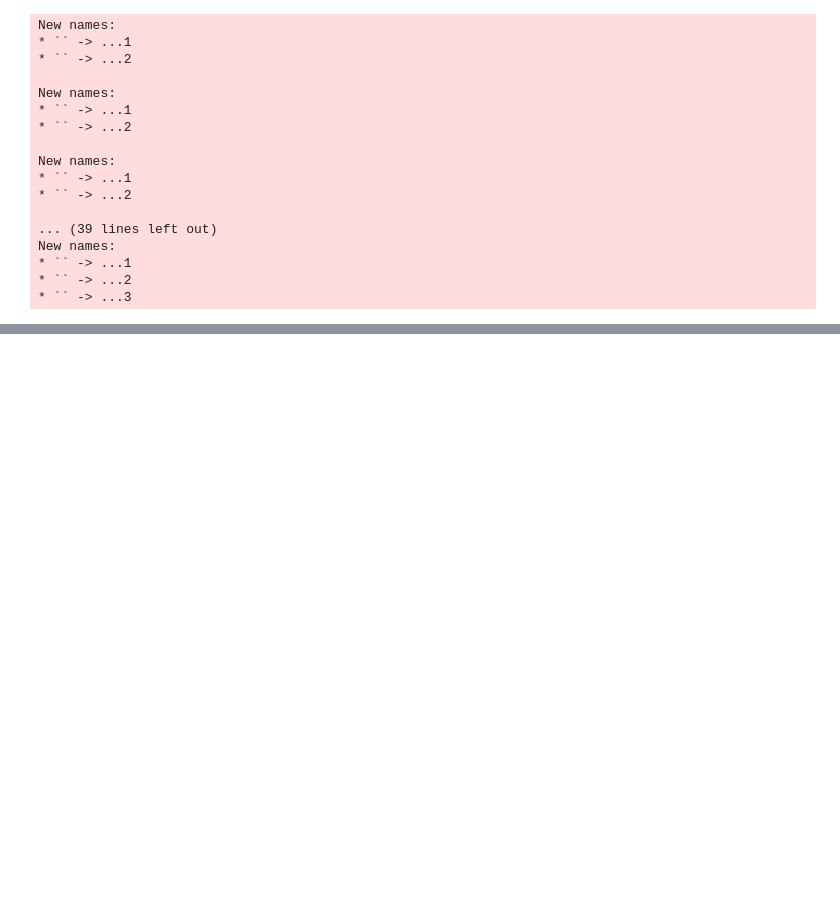
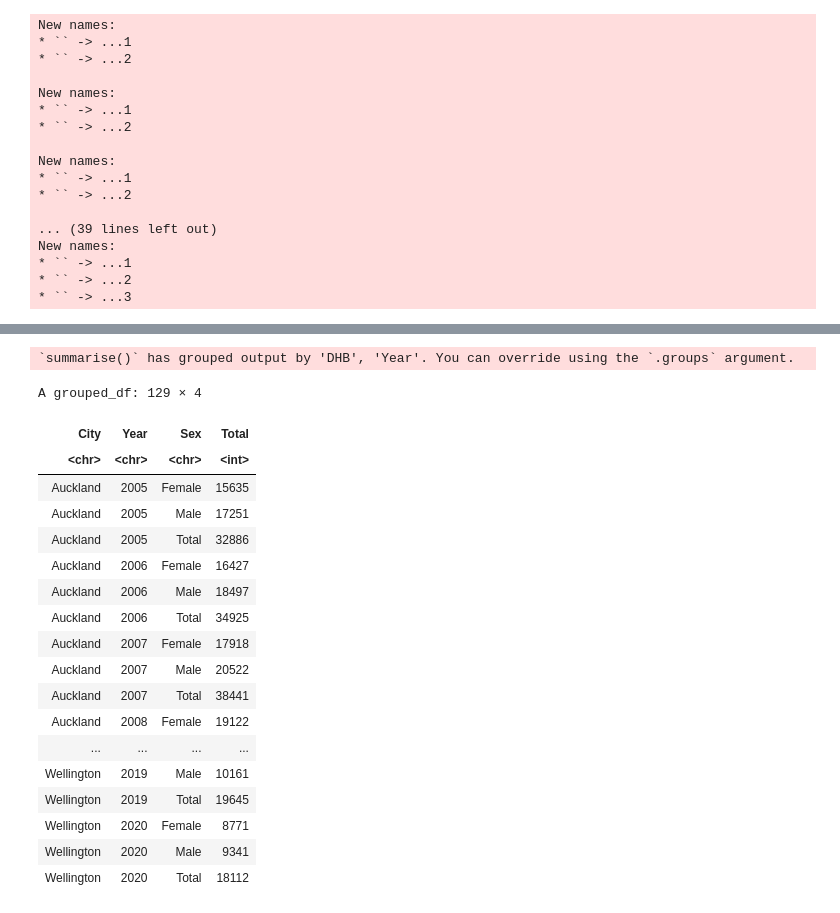
Before and after one commit to adaizh/datamac, a Jupyter notebook: Mental Health.ipynb, the cells around one changed output, grey strips where cells are left out. Cells and saved outputs as stored; diff of their text form; code cells hidden in the pictures; blank space fills up the shorter version.

```diff
--- a/Mental Health.ipynb
+++ b/Mental Health.ipynb
@@ -262,0 +218,41 @@ write.csv(mh_df, "temp_all_mental_health_data.csv", row.names=TRUE)
+# %%
+# Group DHBs into a region they belong to, or close to.
+# Auckland & Northland : Northland DHB, Waitemata DHB, Auckland DHB, Manukau DHB
+# Wellington : Capital and Coast DHB, Hutt Valley DHB, Wairarapa DHB
+# Canterbury : Canterbury DHB, South Canterbury DHB
+
+city <- function(df){
+    df<- df %>% mutate(DHB = if_else(grepl("Northland|Waitemata|Auckland|Manukau",DHB), 'Auckland', DHB)) %>%
+          mutate(DHB = if_else(grepl("Capital|Wairarapa|Hutt",DHB), 'Wellington', DHB)) %>%
+          mutate(DHB = if_else(grepl("Canterbury",DHB), 'Canterbury', DHB)) %>%
+          mutate(Total = Total %>% as.integer) %>%
+          group_by(DHB, Year, Sex) %>% summarise(Total = sum(Total))
+
+    colnames(df)[1] = 'City'
+
+    return(df)
+}
+
+mh_df2 <- city(mh_df)
+mh_df2
+# %% [output]
+`summarise()` has grouped output by 'DHB', 'Year'. You can override using the `.groups` argument.
+A grouped_df: 129 × 4
+| City | Year | Sex | Total |
+| <chr> | <chr> | <chr> | <int> |
+| Auckland | 2005 | Female | 15635 |
+| Auckland | 2005 | Male | 17251 |
+| Auckland | 2005 | Total | 32886 |
+| Auckland | 2006 | Female | 16427 |
+| Auckland | 2006 | Male | 18497 |
+| Auckland | 2006 | Total | 34925 |
+| Auckland | 2007 | Female | 17918 |
+| Auckland | 2007 | Male | 20522 |
+| Auckland | 2007 | Total | 38441 |
+| Auckland | 2008 | Female | 19122 |
+| ... | ... | ... | ... |
+| Wellington | 2019 | Male | 10161 |
+| Wellington | 2019 | Total | 19645 |
+| Wellington | 2020 | Female | 8771 |
+| Wellington | 2020 | Male | 9341 |
+| Wellington | 2020 | Total | 18112 |
```
Also changed, not shown: parts of 7 cells of this notebook, 9 other files.
